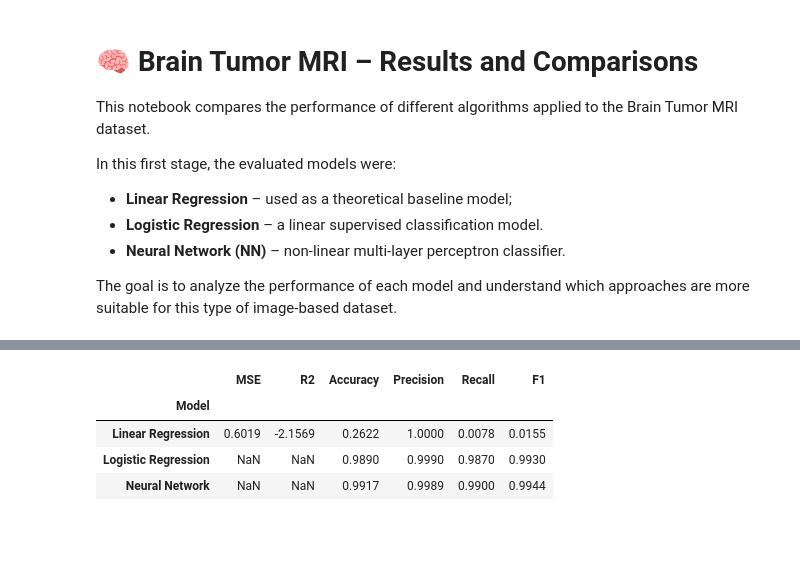
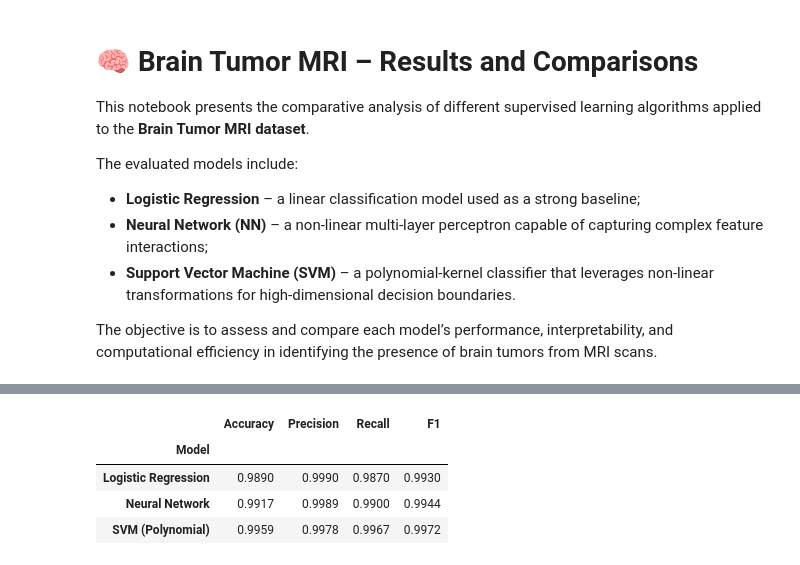
Before and after one commit to matildetex/projects_faa, a Jupyter notebook: notebooks/06_Results_Comparison.ipynb, the cells around one changed output, grey strips where cells are left out. Saved outputs shown, nothing was run; the diff lists cells and outputs as text; code cells hidden in the pictures; blank space fills up the shorter version.

```diff
--- a/notebooks/06_Results_Comparison.ipynb
+++ b/notebooks/06_Results_Comparison.ipynb
@@ -1,17 +1,17 @@
 # %% [markdown]
 # 🧠 Brain Tumor MRI – Results and Comparisons
 
-This notebook compares the performance of different algorithms applied to the Brain Tumor MRI dataset.
+This notebook presents the comparative analysis of different supervised learning algorithms applied to the **Brain Tumor MRI dataset**.
 
-In this first stage, the evaluated models were:
-- **Linear Regression** – used as a theoretical baseline model;
-- **Logistic Regression** – a linear supervised classification model.
-- **Neural Network (NN)** – non-linear multi-layer perceptron classifier.
+The evaluated models include:
+- **Logistic Regression** – a linear classification model used as a strong baseline;
+- **Neural Network (NN)** – a non-linear multi-layer perceptron capable of capturing complex feature interactions;
+- **Support Vector Machine (SVM)** – a polynomial-kernel classifier that leverages non-linear transformations for high-dimensional decision boundaries.
 
-The goal is to analyze the performance of each model and understand which approaches are more suitable for this type of image-based dataset.
+The objective is to assess and compare each model’s performance, interpretability, and computational efficiency in identifying the presence of brain tumors from MRI scans.
 # %%
 # ===========================================
-# 🧠 Brain Tumor MRI – Results and Comparisons
+# 🧠 Brain Tumor MRI – Results and Comparisons (Updated)
 # ===========================================
 
 import json
@@ -21,29 +21,8 @@ import seaborn as sns
 import numpy as np
 
 # ===========================================
-# 📥 Import Linear Regression Results (JSON)
+# 📥 Import Logistic Regression (manual from previous notebook)
 # ===========================================
-
-with open("results_linear_regression.json", "r") as f:
-    linear_results = json.load(f)
-
-print("✅ Linear Regression Results Loaded:")
-print(json.dumps(linear_results, indent=4))
-
-# ===========================================
-# 📥 Import Neural Network Results (JSON)
-# ===========================================
-
-with open("results_neural_network.json", "r") as f:
-    nn_results = json.load(f)
-
-print("\n✅ Neural Network Results Loaded:")
-print(json.dumps(nn_results, indent=4))
-
-# ===========================================
-# 📦 Logistic Regression Results (manual from previous notebook)
-# ===========================================
-
 logistic_results = {
     "Model": "Logistic Regression",
     "Accuracy": 0.989,
@@ -53,10 +32,27 @@ logistic_results = {
 }
 
 # ===========================================
+# 📥 Import Neural Network Results (JSON)
+# ===========================================
+with open("results_neural_network.json", "r") as f:
+    nn_results = json.load(f)
+
+print("✅ Neural Network Results Loaded:")
+print(json.dumps(nn_results, indent=4))
+
+# ===========================================
+# 📥 Import SVM Results (JSON)
+# ===========================================
+with open("results_svm.json", "r") as f:
+    svm_results = json.load(f)
+
+print("\n✅ SVM Results Loaded:")
+print(json.dumps(svm_results, indent=4))
+
+# ===========================================
 # 🧩 Combine All Results into a DataFrame
 # ===========================================
-
-results = [linear_results, logistic_results, nn_results]
+results = [logistic_results, nn_results, svm_results]
 df_results = pd.DataFrame(results).set_index("Model")
 
 print("\n✅ Combined Results:")
@@ -81,9 +79,9 @@ display(df_results)
 ✅ Combined Results:
-|  | MSE | R2 | Accuracy | Precision | Recall | F1 |
-| Model |  |  |  |  |  |  |
-| Linear Regression | 0.6019 | -2.1569 | 0.2622 | 1.0000 | 0.0078 | 0.0155 |
-| Logistic Regression | NaN | NaN | 0.9890 | 0.9990 | 0.9870 | 0.9930 |
-| Neural Network | NaN | NaN | 0.9917 | 0.9989 | 0.9900 | 0.9944 |
+|  | Accuracy | Precision | Recall | F1 |
+| Model |  |  |  |  |
+| Logistic Regression | 0.9890 | 0.9990 | 0.9870 | 0.9930 |
+| Neural Network | 0.9917 | 0.9989 | 0.9900 | 0.9944 |
+| SVM (Polynomial) | 0.9959 | 0.9978 | 0.9967 | 0.9972 |
 # %%
 # ===========================================
 # 📊 Model Performance – Grouped Bar Chart
```
Also changed, not shown: parts of 4 cells of this notebook, 1 other file.
